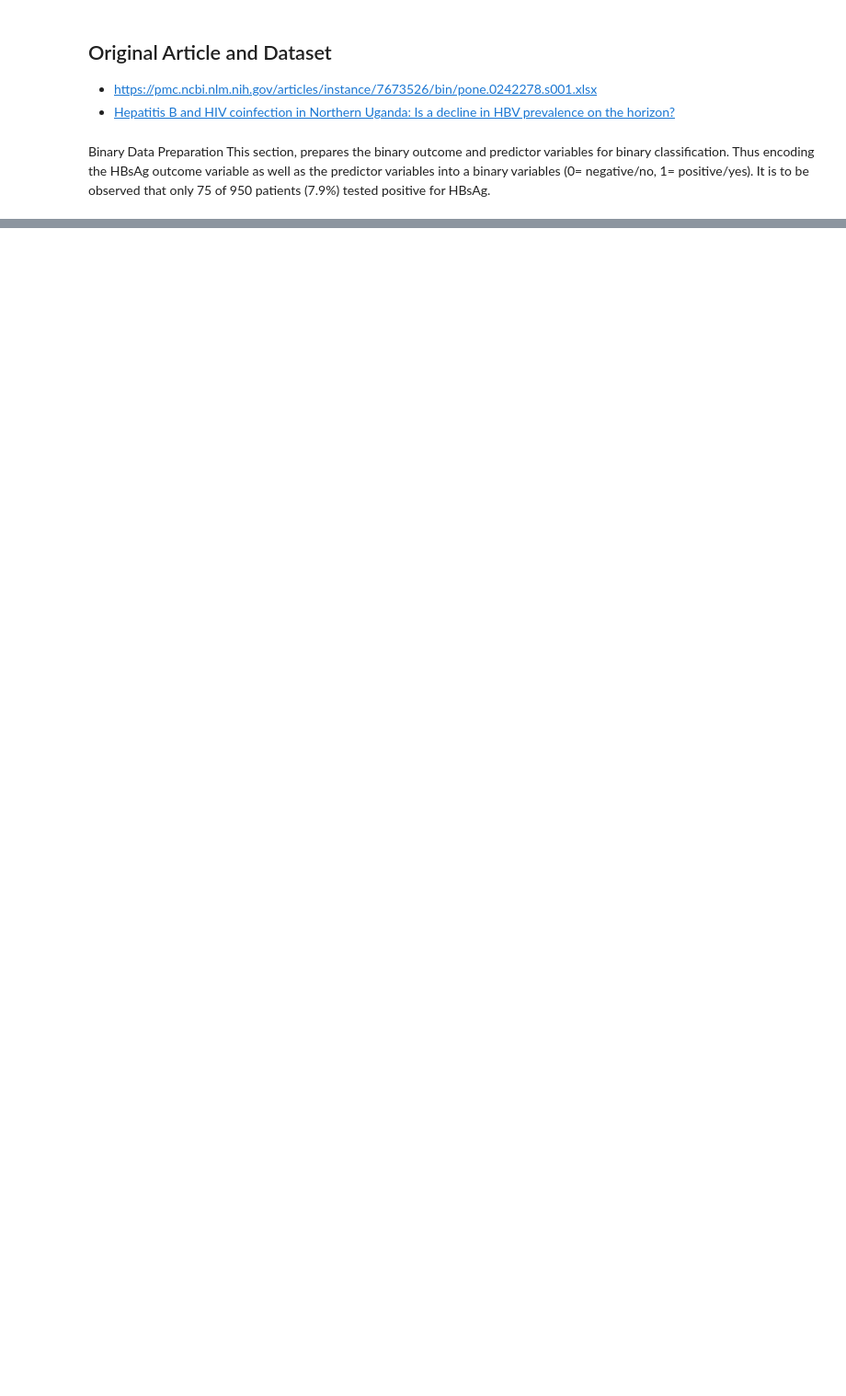
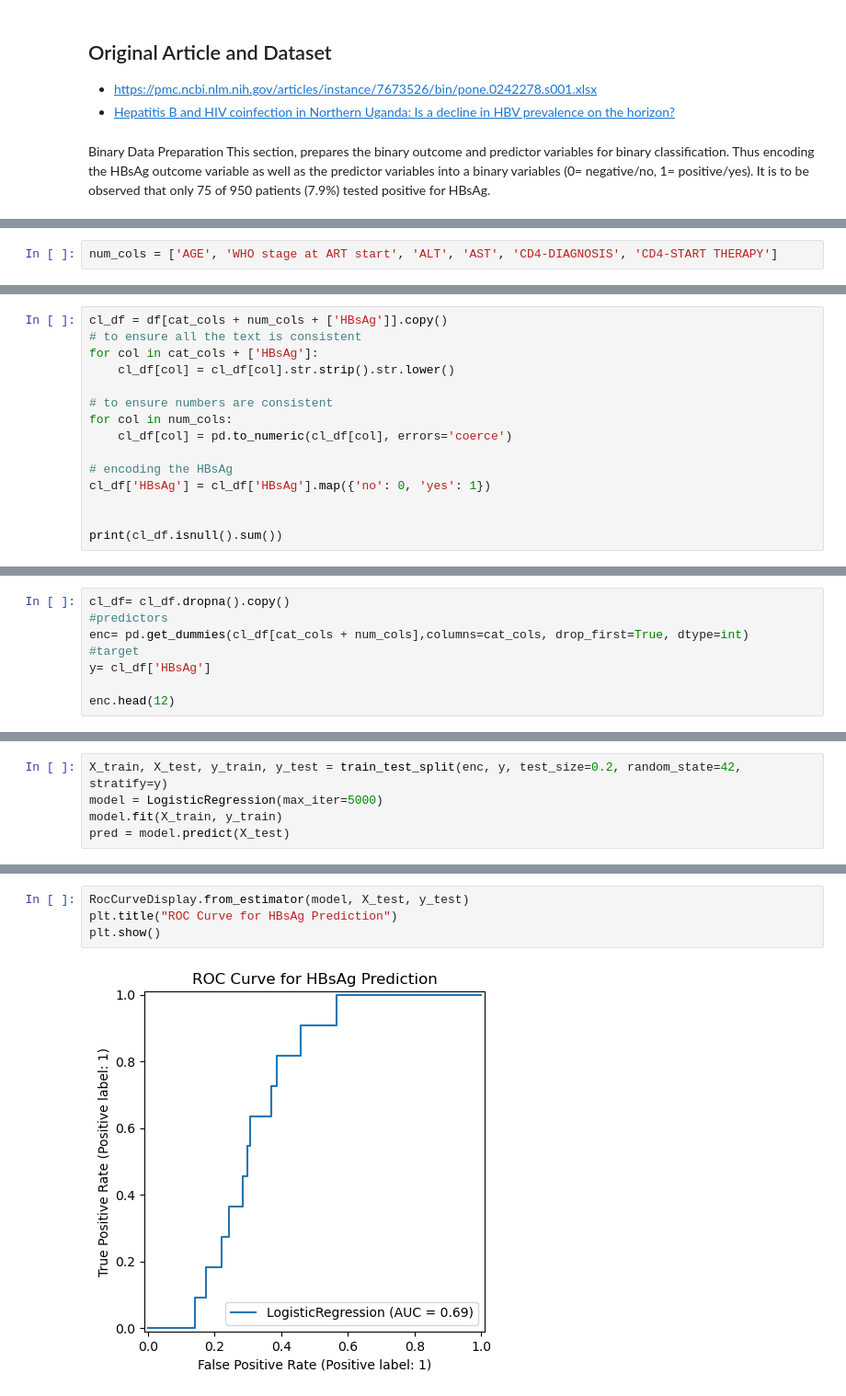
Before and after one commit to 303gabby/XB_0175_Proposal_Code, a Jupyter notebook: XB_0175_code.ipynb, the cells around one changed output, grey strips where cells are left out. Shown at 92% size. Drawn from its saved outputs; the diff is of its cells as text; blank space fills up the shorter version.

```diff
--- a/XB_0175_code.ipynb
+++ b/XB_0175_code.ipynb
@@ -157,0 +107,2 @@ df.head(10)
+# %%
+num_cols = ['AGE', 'WHO stage at ART start', 'ALT', 'AST', 'CD4-DIAGNOSIS', 'CD4-START THERAPY']
@@ -157,0 +111,15 @@ df.head(10)
+# %%
+cl_df = df[cat_cols + num_cols + ['HBsAg']].copy()
+# to ensure all the text is consistent
+for col in cat_cols + ['HBsAg']:
+    cl_df[col] = cl_df[col].str.strip().str.lower()
+
+# to ensure numbers are consistent
+for col in num_cols:
+    cl_df[col] = pd.to_numeric(cl_df[col], errors='coerce')
+
+# encoding the HBsAg
+cl_df['HBsAg'] = cl_df['HBsAg'].map({'no': 0, 'yes': 1})
+
+
+print(cl_df.isnull().sum())
@@ -157,0 +151,8 @@ df.head(10)
+# %%
+cl_df= cl_df.dropna().copy()
+#predictors
+enc= pd.get_dummies(cl_df[cat_cols + num_cols],columns=cat_cols, drop_first=True, dtype=int)
+#target
+y= cl_df['HBsAg']
+
+enc.head(12)
@@ -157,0 +195,5 @@ df.head(10)
+# %%
+X_train, X_test, y_train, y_test = train_test_split(enc, y, test_size=0.2, random_state=42, stratify=y)
+model = LogisticRegression(max_iter=5000)
+model.fit(X_train, y_train)
+pred = model.predict(X_test)
@@ -157,0 +208,6 @@ df.head(10)
+# %%
+RocCurveDisplay.from_estimator(model, X_test, y_test)
+plt.title("ROC Curve for HBsAg Prediction")
+plt.show()
+# %% [output]
+[figure, added]
```
Also changed, not shown: parts of 80 cells of this notebook.
